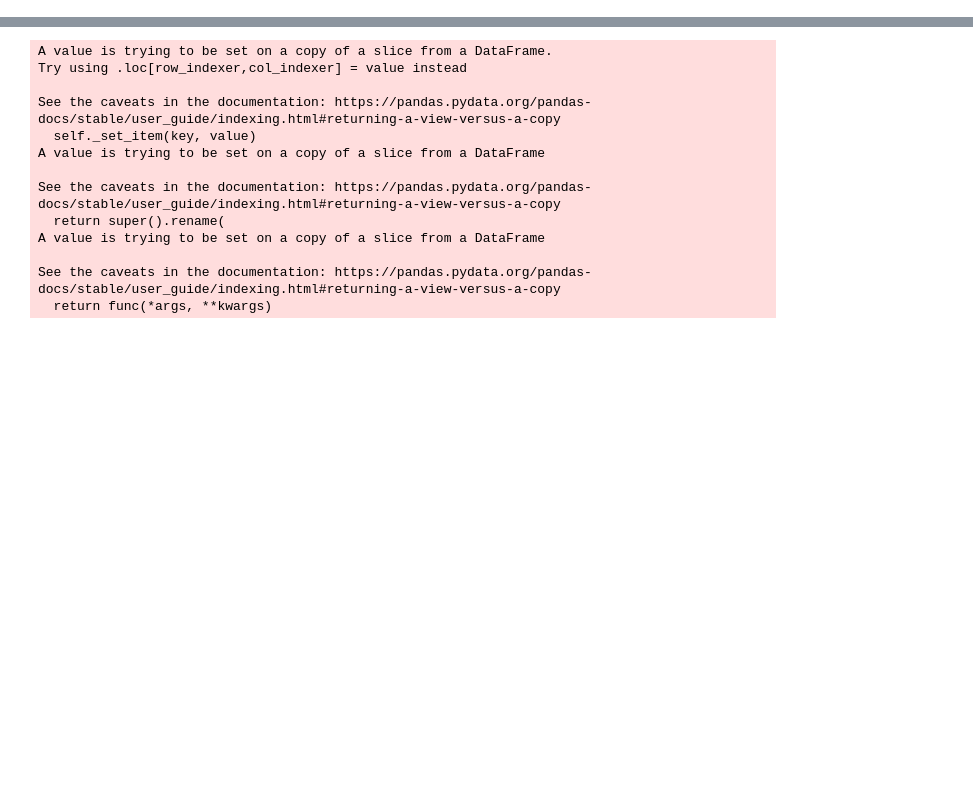
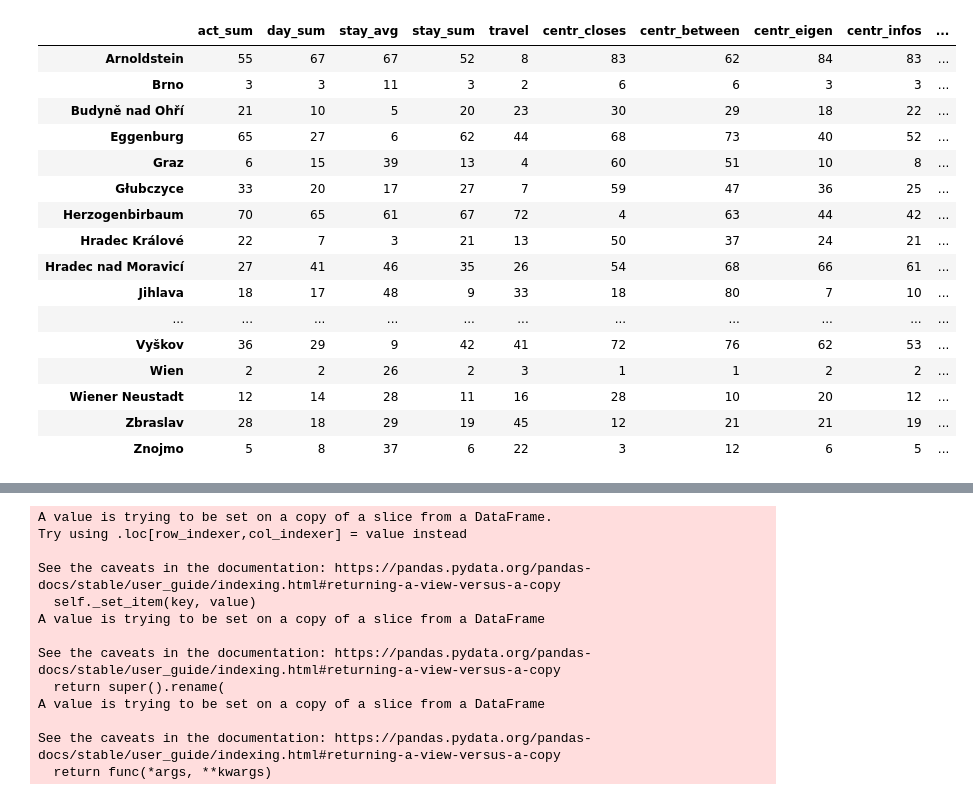
Before and after one commit to adammertel/itinerary-analysis_PO2-case-study, a Jupyter notebook: src/analysis/use-cases/metrics-comparison.ipynb, the cells around one changed output, grey strips where cells are left out. Saved outputs shown, nothing was run; the diff lists cells and outputs as text; code cells hidden in the pictures; blank space fills up the shorter version.

```diff
--- a/src/analysis/use-cases/metrics-comparison.ipynb
+++ b/src/analysis/use-cases/metrics-comparison.ipynb
@@ -72,4 +73,55 @@ df.sort_values('median', ascending=False)
 | Čáslav | 53 | 52.0 | 5.0 | 1.0 | 1.0 | 2.0 | 1.0 | 49.910 | 15.389 | 1.0 | ... |
 | Pottendorf | 711 | 709.0 | 4.0 | 1.0 | 1.0 | 2.0 | 0.0 | 47.910 | 16.388 | 1.0 | ... |
 84 rows × 96 columns
+# %%
+max_rank = 10
+
+df_matrices_order = pd.DataFrame(index=df.index)
+
+for metric in metrics:
+    df_copy = df.copy()
+    df_copy.sort_values(metric, inplace=True, ascending=False)
+    df_copy.reset_index(inplace=True)
+    df_copy['rank'] = df_copy.index.values
+    df_copy.set_index('index', inplace=True)
+    df_matrices_order[metric] = df_copy[['rank']] + 1
+
+# get list of important places
+imp_places = []
+for metric in metrics:
+    imp_places_m = df_matrices_order[df_matrices_order[metric] <= max_rank].index
+    imp_places.extend(imp_places_m)
+
+imp_places = np.unique(np.array(imp_places))
+
+imp_places = df_matrices_order.loc[imp_places]
+imp_places['name'] = imp_places.index
+imp_places['region'] = df['region0']
+imp_places['median'] = df['median']
+# %%
+colors = ['#e41a1c','#377eb8','#4daf4a','#984ea3','#ff7f00','#ffff33','#a65628','#f781bf','#999999']
+imp_places['rcolor'] = imp_places.apply(
+    lambda x: colors[imp_places['region'].unique().tolist().index(x['region'])],
+    axis=1
+)
+
+imp_places
+# %% [output]
+|  | act_sum | day_sum | stay_avg | stay_sum | travel | centr_closes | centr_between | centr_eigen | centr_infos | ... |
+| Arnoldstein | 55 | 67 | 67 | 52 | 8 | 83 | 62 | 84 | 83 | ... |
+| Brno | 3 | 3 | 11 | 3 | 2 | 6 | 6 | 3 | 3 | ... |
+| Budyně nad Ohří | 21 | 10 | 5 | 20 | 23 | 30 | 29 | 18 | 22 | ... |
+| Eggenburg | 65 | 27 | 6 | 62 | 44 | 68 | 73 | 40 | 52 | ... |
+| Graz | 6 | 15 | 39 | 13 | 4 | 60 | 51 | 10 | 8 | ... |
+| Głubczyce | 33 | 20 | 17 | 27 | 7 | 59 | 47 | 36 | 25 | ... |
+| Herzogenbirbaum | 70 | 65 | 61 | 67 | 72 | 4 | 63 | 44 | 42 | ... |
+| Hradec Králové | 22 | 7 | 3 | 21 | 13 | 50 | 37 | 24 | 21 | ... |
+| Hradec nad Moravicí | 27 | 41 | 46 | 35 | 26 | 54 | 68 | 66 | 61 | ... |
+| Jihlava | 18 | 17 | 48 | 9 | 33 | 18 | 80 | 7 | 10 | ... |
+| ... | ... | ... | ... | ... | ... | ... | ... | ... | ... | ... |
+| Vyškov | 36 | 29 | 9 | 42 | 41 | 72 | 76 | 62 | 53 | ... |
+| Wien | 2 | 2 | 26 | 2 | 3 | 1 | 1 | 2 | 2 | ... |
+| Wiener Neustadt | 12 | 14 | 28 | 11 | 16 | 28 | 10 | 20 | 12 | ... |
+| Zbraslav | 28 | 18 | 29 | 19 | 45 | 12 | 21 | 21 | 19 | ... |
+| Znojmo | 5 | 8 | 37 | 6 | 22 | 3 | 12 | 6 | 5 | ... |
 # %%
```
Also changed, not shown: parts of 6 cells of this notebook.
